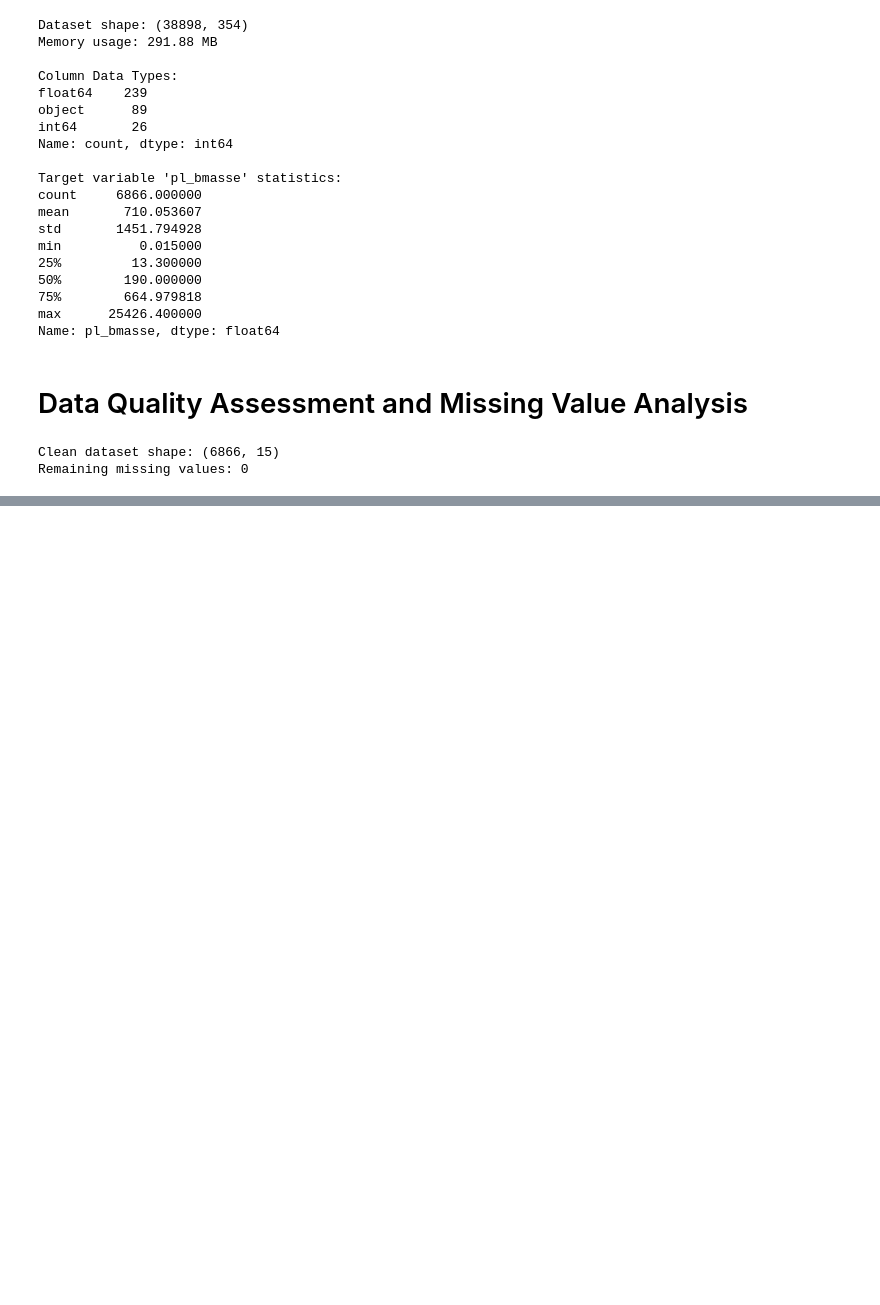
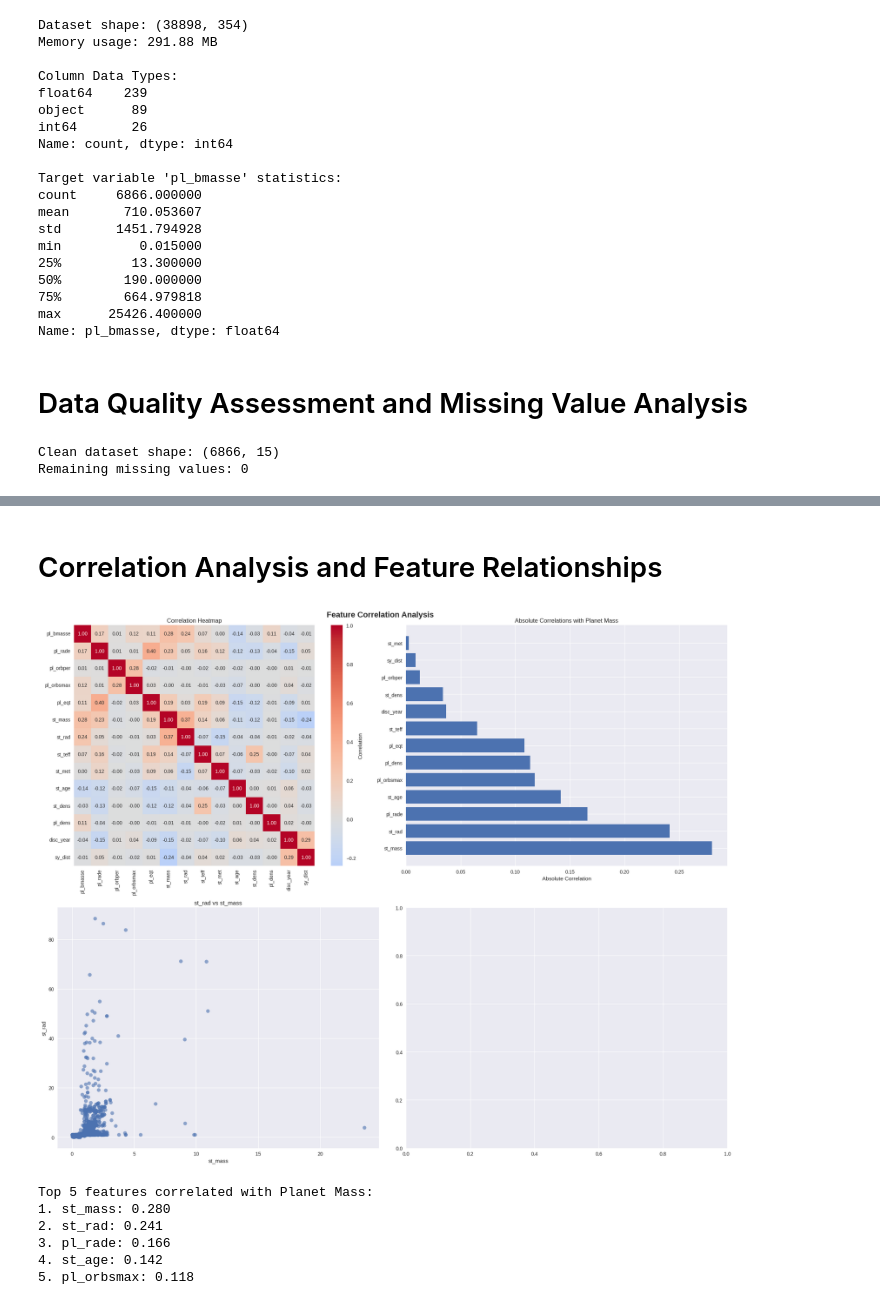
Before and after one commit to lucks-13/Exoplanet-Mass-Prediction, a Jupyter notebook: code.ipynb, the cells around one changed output, grey strips where cells are left out. Cells and saved outputs as stored; diff of their text form; code cells hidden in the pictures; blank space fills up the shorter version.

```diff
--- a/code.ipynb
+++ b/code.ipynb
@@ -101,0 +143,49 @@ Remaining missing values: 0
+# %% [markdown]
+# Correlation Analysis and Feature Relationships
+# %%
+numeric_df = df_clean.select_dtypes(include=[np.number])
+correlation_matrix = numeric_df.corr()
+
+fig, axes = plt.subplots(2, 2, figsize=(20, 16))
+fig.suptitle('Feature Correlation Analysis', fontsize=16, fontweight='bold')
+
+sns.heatmap(correlation_matrix, annot=True, cmap='coolwarm', center=0,
+            square=True, ax=axes[0,0], fmt='.2f', cbar_kws={'label': 'Correlation'})
+axes[0,0].set_title('Correlation Heatmap')
+
+target_corr = correlation_matrix[target_col].abs().sort_values(ascending=False)[1:]
+axes[0,1].barh(range(len(target_corr)), target_corr.values)
+axes[0,1].set_yticks(range(len(target_corr)))
+axes[0,1].set_yticklabels(target_corr.index)
+axes[0,1].set_title('Absolute Correlations with Planet Mass')
+axes[0,1].set_xlabel('Absolute Correlation')
+
+top_features = target_corr.head(4).index.tolist() + [target_col]
+scatter_data = df_clean[top_features]
+
+for i, feat1 in enumerate(top_features[:-1]):
+    for j, feat2 in enumerate(top_features[:-1]):
+        if i == j:
+            continue
+        if i < 2 and j < 2:
+            row, col = i, j if j < i else j + 1
+            if col < 2:
+                axes[1, col].scatter(scatter_data[feat2], scatter_data[feat1], alpha=0.6)
+                axes[1, col].set_xlabel(feat2)
+                axes[1, col].set_ylabel(feat1)
+                axes[1, col].set_title(f'{feat1} vs {feat2}')
+
+plt.tight_layout()
+plt.show()
+
+print("Top 5 features correlated with Planet Mass:")
+for i, (feature, corr) in enumerate(target_corr.head(5).items()):
+    print(f"{i+1}. {feature}: {corr:.3f}")
+# %% [output]
+[figure, added]
+Top 5 features correlated with Planet Mass:
+1. st_mass: 0.280
+2. st_rad: 0.241
+3. pl_rade: 0.166
+4. st_age: 0.142
+5. pl_orbsmax: 0.118
```
Also changed, not shown: parts of 6 cells of this notebook.
